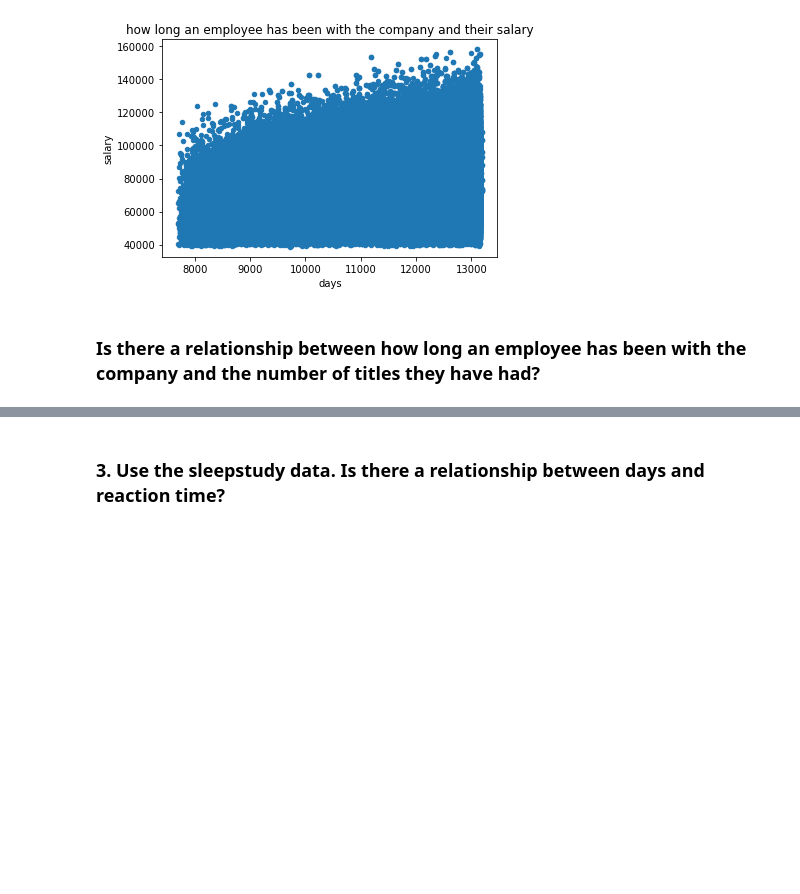
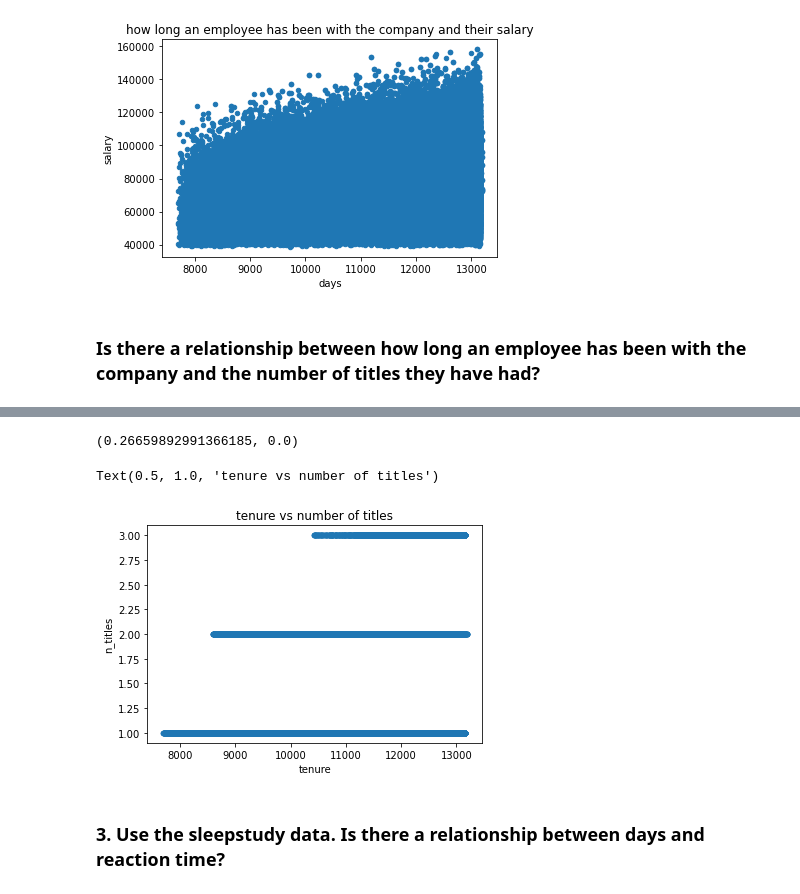
Before and after one commit to aliciag92/statistics-exercises, a Jupyter notebook: hypothesis_testing.ipynb, the cells around one changed output, grey strips where cells are left out. Cells and saved outputs as stored; diff of their text form; code cells hidden in the pictures; blank space fills up the shorter version.

```diff
--- a/hypothesis_testing.ipynb
+++ b/hypothesis_testing.ipynb
@@ -696,3 +819,15 @@ Text(0.5, 1.0, 'how long an employee has been with the company and their salary'
 [figure]
 # %% [markdown]
 ### Is there a relationship between how long an employee has been with the company and the number of titles they have had?
+# %%
+#new query to get tenure and title count:
+query = """
+select emp_no,
+    datediff(curdate(), hire_date) as tenure,
+    count(*) as n_titles
+from employees
+join titles using(emp_no)
+group by emp_no
+"""
+df = pd.read_sql(query, get_db_url(user, host, password, 'employees'))
+df.head()
@@ -699,2 +841,16 @@ Text(0.5, 1.0, 'how long an employee has been with the company and their salary'
+# %%
+r, p = stats.pearsonr(df.tenure, df.n_titles)
+
+r, p
+# %% [output]
+(0.26659892991366185, 0.0)
+# %%
+#visualize:
+df.plot.scatter('tenure', 'n_titles')
+
+plt.title("tenure vs number of titles")
+# %% [output]
+Text(0.5, 1.0, 'tenure vs number of titles')
+[figure, added]
 # %% [markdown]
 ### 3. Use the sleepstudy data. Is there a relationship between days and reaction time?
```
Also changed, not shown: parts of 48 cells of this notebook.
